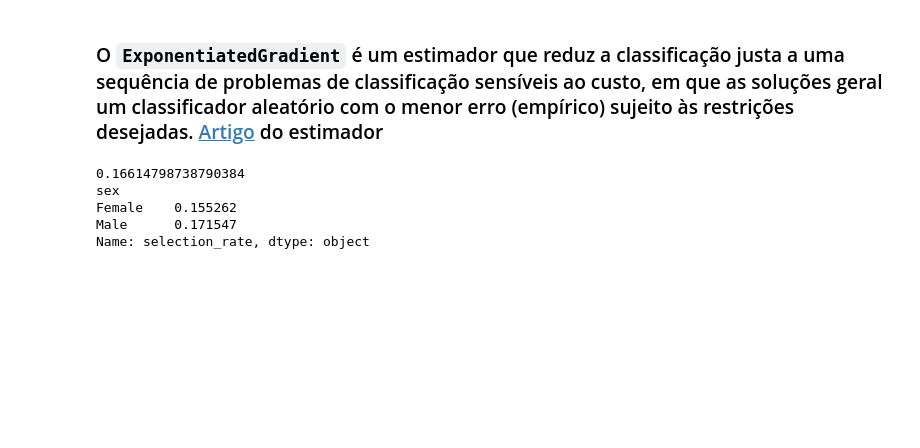
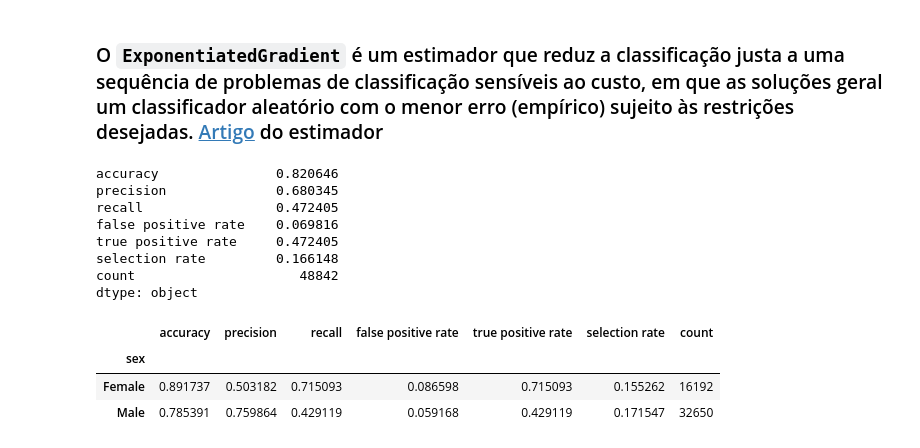
Before and after one commit to rodolfobolconte/fairness-testing, a Jupyter notebook: 1-introducao.ipynb, the cells around one changed output. Drawn from its saved outputs; the diff is of its cells as text; code cells hidden in the pictures; blank space fills up the shorter version.

```diff
--- a/1-introducao.ipynb
+++ b/1-introducao.ipynb
@@ -172,9 +183,16 @@ sr_mitigated = MetricFrame(metrics=selection_rate, y_true=y_true, y_pred=y_pred_
 # %%
-print(sr_mitigated.overall)
-print(sr_mitigated.by_group)
+print(resultado_mitigated.overall)
+resultado_mitigated.by_group
 # %% [output]
-0.16614798738790384
-sex
-Female    0.155262
-Male      0.171547
-Name: selection_rate, dtype: object
+accuracy               0.820646
+precision              0.680345
+recall                 0.472405
+false positive rate    0.069816
+true positive rate     0.472405
+selection rate         0.166148
+count                     48842
+dtype: object
+|  | accuracy | precision | recall | false positive rate | true positive rate | selection rate | count |
+| sex |  |  |  |  |  |  |  |
+| Female | 0.891737 | 0.503182 | 0.715093 | 0.086598 | 0.715093 | 0.155262 | 16192 |
+| Male | 0.785391 | 0.759864 | 0.429119 | 0.059168 | 0.429119 | 0.171547 | 32650 |
```
Also changed, not shown: parts of 6 cells of this notebook, 1 other file.
